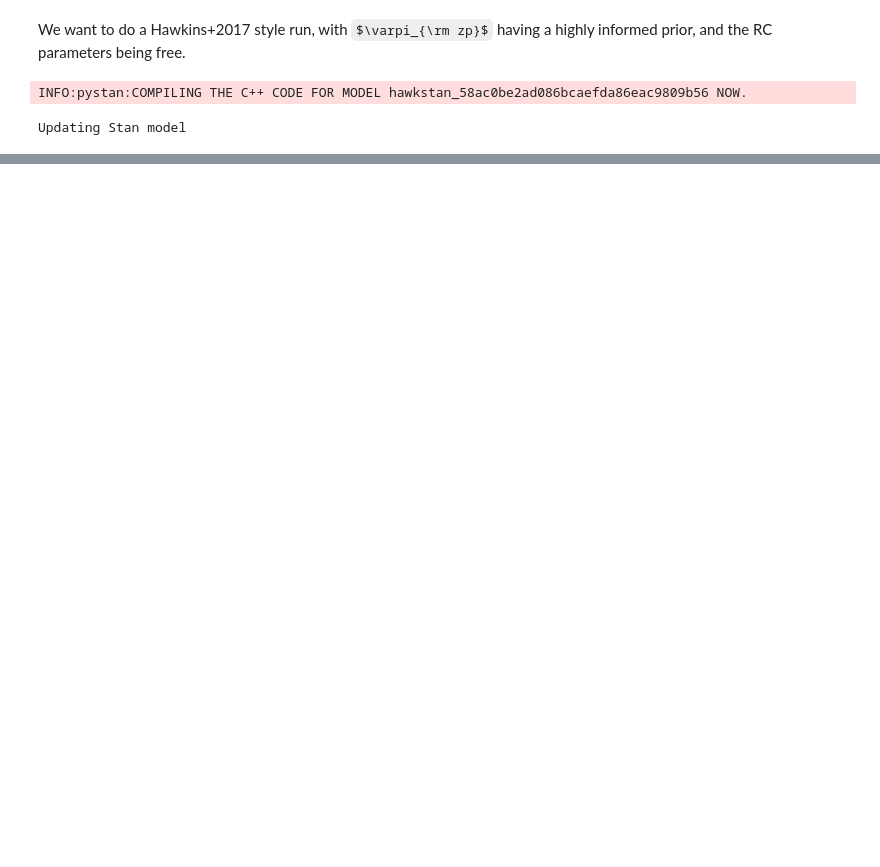
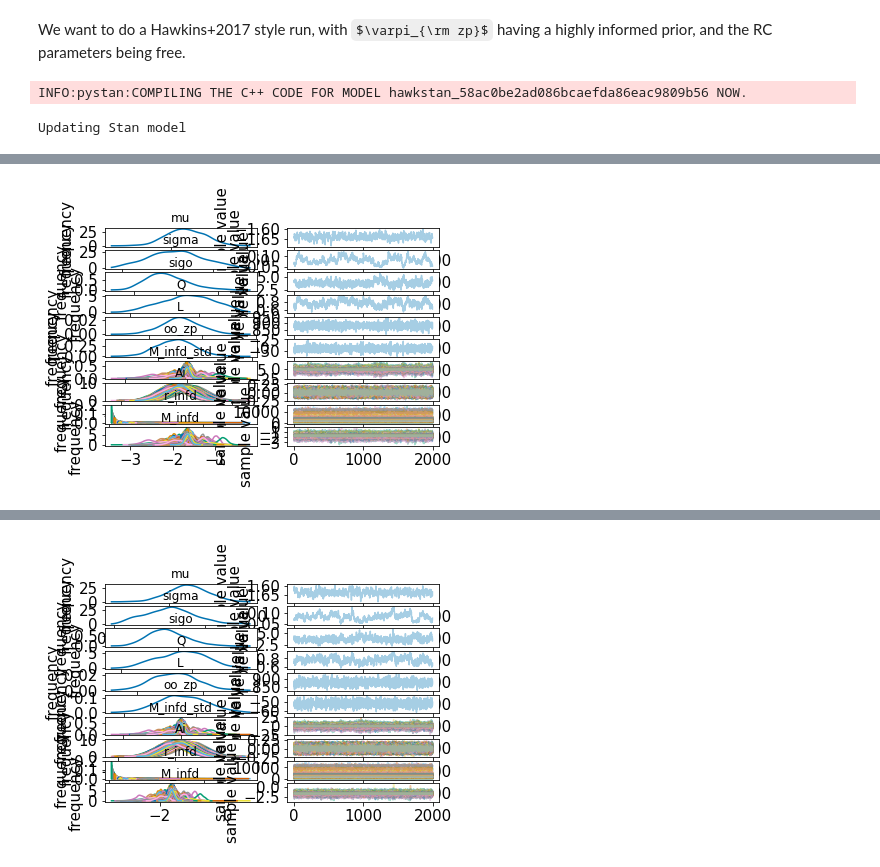
Before and after one commit to ojhall94/GAIA, a Jupyter notebook: run-zero-points.ipynb, the cells around one changed output, grey strips where cells are left out. Cells and saved outputs as stored; diff of their text form; code cells hidden in the pictures; some formulas as TeX source; blank space fills up the shorter version.

```diff
--- a/run-zero-points.ipynb
+++ b/run-zero-points.ipynb
@@ -11,6 +11,7 @@ sns.set_palette('colorblind')
 matplotlib.rc('xtick', labelsize=15)
 matplotlib.rc('ytick', labelsize=15)
 matplotlib.rc('axes',labelsize=15)
+matplotlib.rcParams['text.usetex'] = False
 
 import pandas as pd
 import pystan
@@ -161,7 +162,7 @@ from sklearn.utils import shuffle
 df = shuffle(kdf, random_state=24601)[:1000].reset_index()
 # %%
 from omnitool.literature_values import hawkvals
-oozps = pd.DataFrame(index=['Lindegren','Zinn','Riess','Sahlholdt','Stassun','Hawkins','Uninformed','Khan'],
+oozps = pd.DataFrame(index=['Lindegren','Zinn','Riess','Sahlholdt','Stassun','Hawkins','Uninformed'],
                      columns=['mu','spread'])
 oozps.loc['Lindegren']['mu'] = -29.
 oozps.loc['Lindegren']['spread'] = 1.
@@ -177,8 +178,8 @@ oozps.loc['Hawkins']['mu'] = 0.
 oozps.loc['Hawkins']['spread'] = 1.
 oozps.loc['Uninformed']['mu'] = 0.
 oozps.loc['Uninformed']['spread'] = 1000.
-oozps.loc['Khan']['mu'] = -47.02
-oozps.loc['Khan']['spread'] = 0.80
+# oozps.loc['Khan']['mu'] = -47.02
+# oozps.loc['Khan']['spread'] = 0.80
 # %%
 band = 'K'
 if band == 'K':
@@ -241,6 +242,9 @@ for author in oozps.index.values:
     corner.corner(chain.T, labels=verbose,quantiles=[0.16, 0.5, 0.84],show_titles=True, title_kwargs={"fontsize":12})
     plt.savefig(runlabel+'_corner.png')
     plt.close()
+
+    fit.plot()
+    plt.show()
 # %% [output]
 WARNING:pystan:Chain 1: E-BFMI = 0.151166086571
 WARNING:pystan:Chain 3: E-BFMI = 0.086666026352
@@ -261,0 +254 @@ INFO:matplotlib.texmanager:No LaTeX-compatible font found for the serif font fam
+[figure, added]
@@ -262,3 +263,4 @@ INFO:matplotlib.texmanager:No LaTeX-compatible font found for the serif font fam
+[figure, added]
 # %%
 band = 'GAIA'
 if band == 'K':
```
Also changed, not shown: parts of 1 cell of this notebook, 3 other files.
